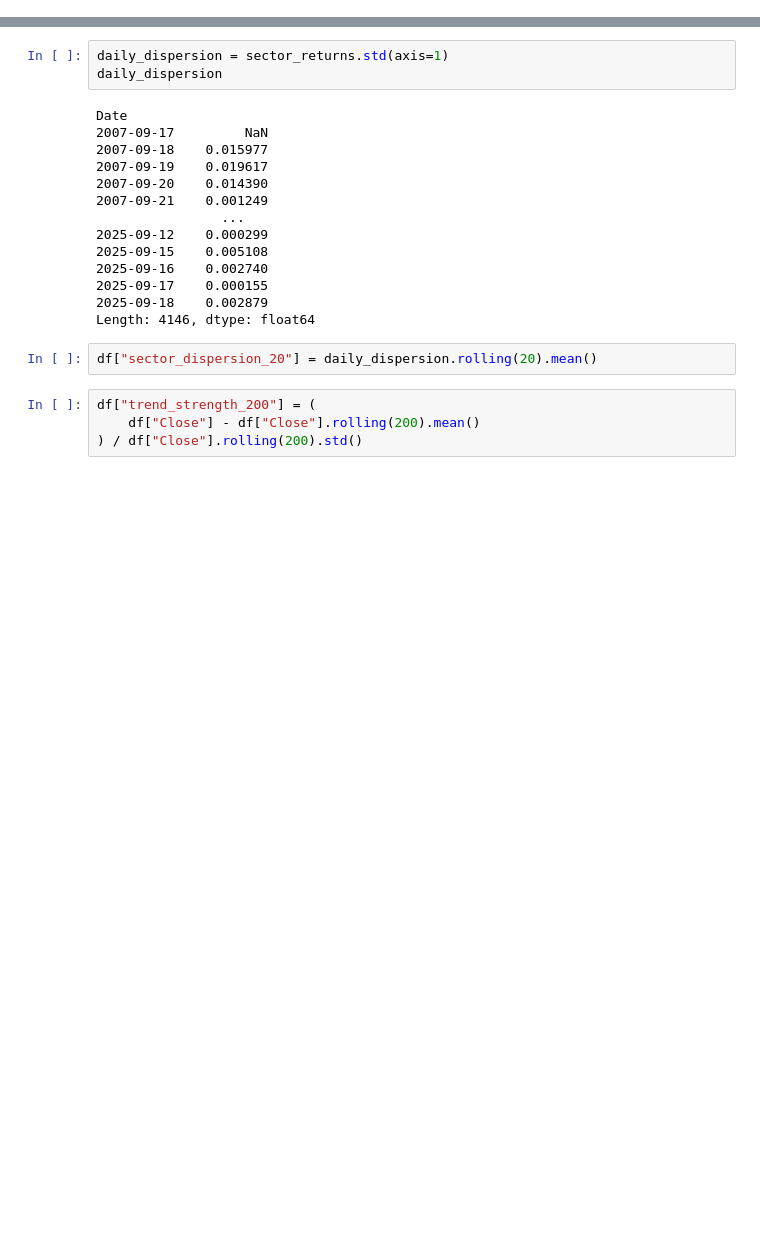
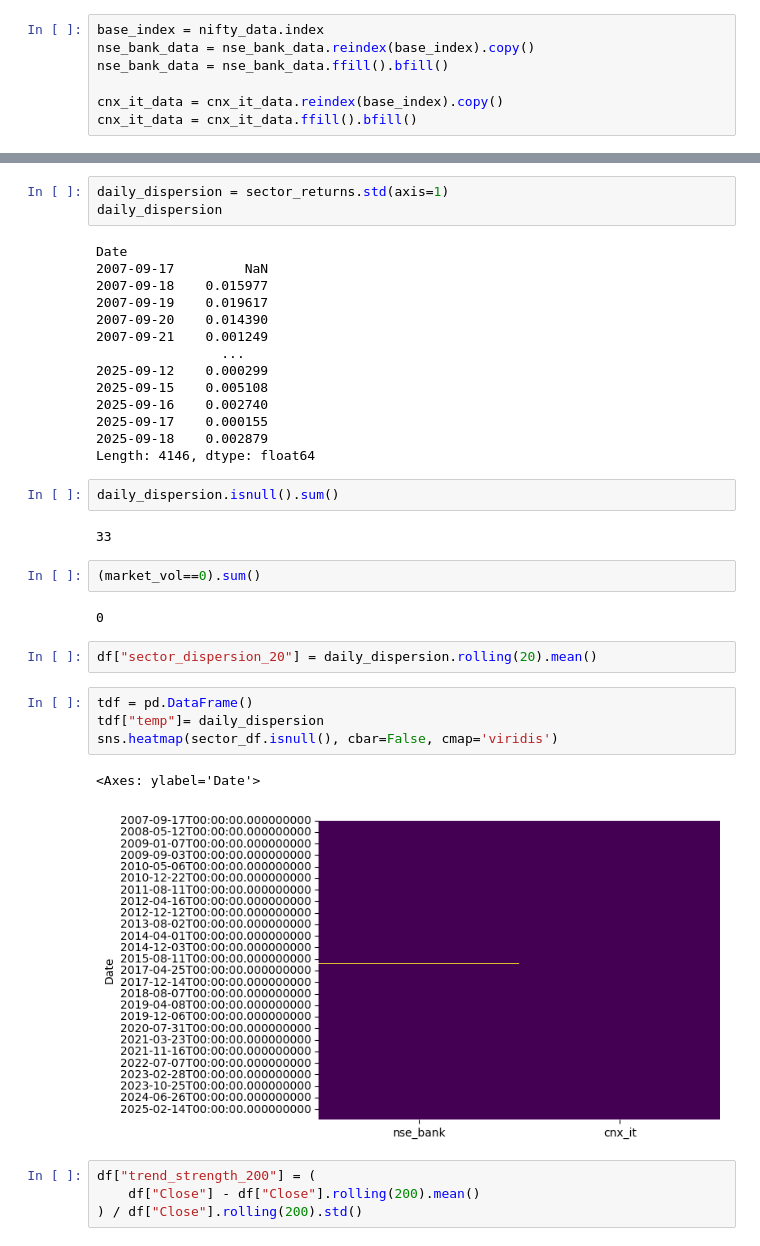
Before and after one commit to gautamnaik1994/gmmm-direction-prediction, a Jupyter notebook: notebooks/data_prep/12.TS2Vec_data_prep_v3.ipynb, the cells around one changed output, grey strips where cells are left out. Drawn from its saved outputs; the diff is of its cells as text; blank space fills up the shorter version.

```diff
--- a/notebooks/data_prep/12.TS2Vec_data_prep_v3.ipynb
+++ b/notebooks/data_prep/12.TS2Vec_data_prep_v3.ipynb
@@ -147,3 +147,10 @@ for data, name in zip([sp500_data, usdinr_data, gold_data, vix_data, nse_bank_da
+# %%
+base_index = nifty_data.index
+nse_bank_data = nse_bank_data.reindex(base_index).copy()
+nse_bank_data = nse_bank_data.ffill().bfill()
+
+cnx_it_data = cnx_it_data.reindex(base_index).copy()
+cnx_it_data = cnx_it_data.ffill().bfill()
 # %%
 df = nifty_data.copy()
 # %%
@@ -247,8 +266,23 @@ Date
 2025-09-17    0.000155
 2025-09-18    0.002879
 Length: 4146, dtype: float64
+# %%
+daily_dispersion.isnull().sum()
+# %% [output]
+33
+# %%
+(market_vol==0).sum()
+# %% [output]
+0
 # %%
 df["sector_dispersion_20"] = daily_dispersion.rolling(20).mean()
+# %%
+tdf = pd.DataFrame()
+tdf["temp"]= daily_dispersion
+sns.heatmap(sector_df.isnull(), cbar=False, cmap='viridis')
+# %% [output]
+<Axes: ylabel='Date'>
+[figure, added]
 # %%
 df["trend_strength_200"] = (
     df["Close"] - df["Close"].rolling(200).mean()
```
Also changed, not shown: parts of 13 cells of this notebook, 1 other file.
